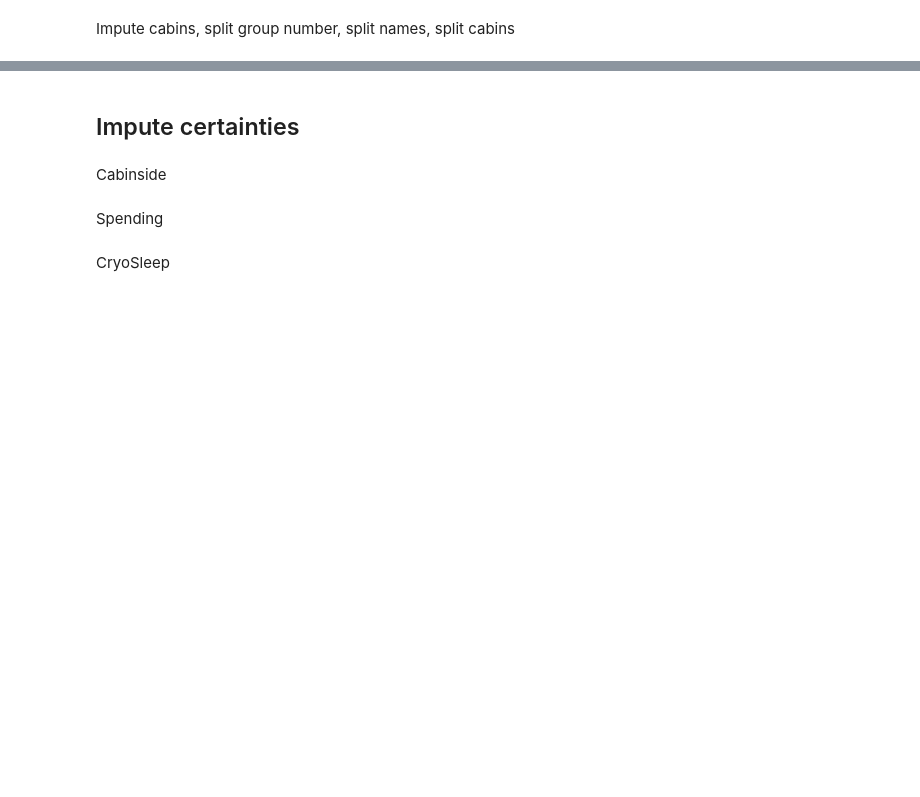
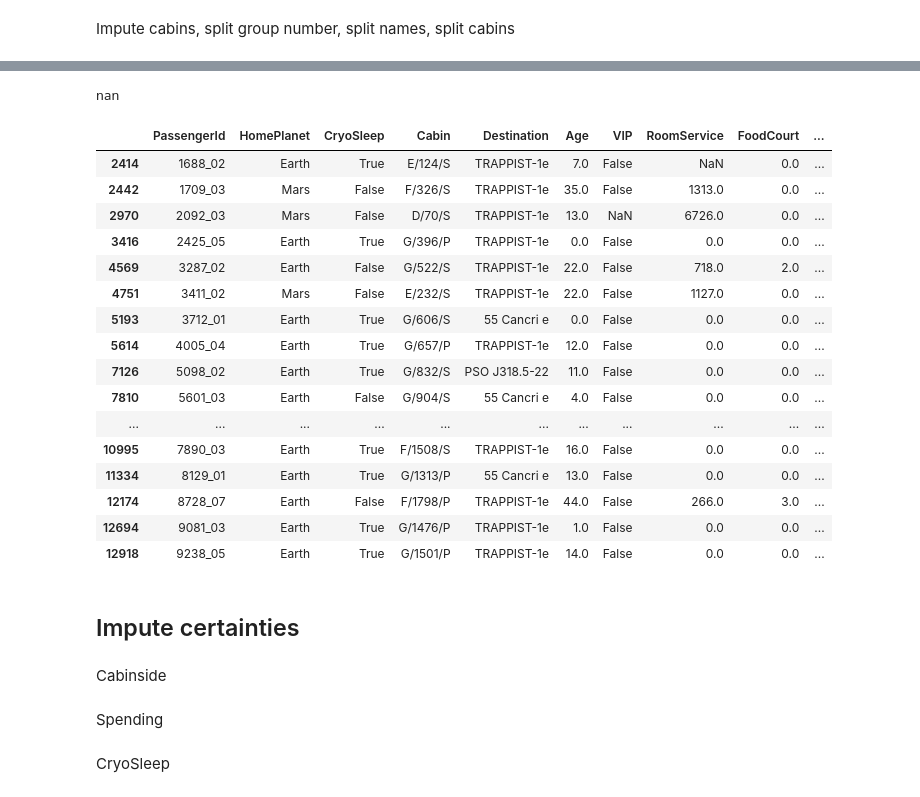
Before and after one commit to jacobsultan/spacetitanic3, a Jupyter notebook: trials/near_final_data_prep3.ipynb, the cells around one changed output, grey strips where cells are left out. Drawn from its saved outputs; the diff is of its cells as text; code cells hidden in the pictures; blank space fills up the shorter version.

```diff
--- a/FINALtransferred/final_data_prep3.ipynb
+++ b/trials/near_final_data_prep3.ipynb
@@ -99,0 +80,2 @@ togeth = initial_splits(togeth)
+# %%
+togeth11 = togeth.copy()
@@ -100,14 +86,14 @@ togeth = initial_splits(togeth)
 # %%
-with open('C:/Users/jsult/Desktop/spacetitanic3/FINALtransferred/idtocabin2.pkl', 'rb') as fp:
-    idtocabin = pickle.load(fp)
+with open('C:/Users/jsult/Desktop/spacetitanic3/FINALtransferred/idtocabin22.pkl', 'rb') as fp:
+    idtocabin22 = pickle.load(fp)
 
 def cabinimpute(df):
     for i,row in df.iterrows():
+        if pd.isna(row.Cabin):
+            if row.PassengerId in idtocabin22:
+                df.at[i,'Cabin'] = idtocabin22[row.PassengerId]
+    return df
 
-        if pd.isna(row.Cabin):
-            if row.PassengerId in idtocabin:
-                df.at[i,'Cabin'] = idtocabin[row.PassengerId]
-    return togeth
 def split_cabin(df):
     df['CabinDeck'] = df['Cabin'].apply(lambda x: x.split("/" )[0] if pd.notna(x) else pd.NA)
     custom_order = ['A', 'B', 'C', 'D', 'E', 'F', 'G', 'T']
@@ -120,3 +106,5 @@ def imp_cabin_pre_splits(df):
     df = cabinimpute(df)
     df = split_cabin(df)
     return df
+
+togeth22 = imp_cabin_pre_splits(togeth22)
@@ -122,0 +119,26 @@ def imp_cabin_pre_splits(df):
+# %%
+with open('C:/Users/jsult/Desktop/spacetitanic3/FINALtransferred/idtocabin11.pkl', 'rb') as fp:
+    idtocabin11 = pickle.load(fp)
+
+def cabinimpute(df):
+    for i,row in df.iterrows():
+
+        if pd.isna(row.Cabin):
+            if row.PassengerId in idtocabin11:
+                df.at[i,'Cabin'] = idtocabin11[row.PassengerId]
+    return df
+
+def split_cabin(df):
+    df['CabinDeck'] = df['Cabin'].apply(lambda x: x.split("/" )[0] if pd.notna(x) else pd.NA)
+    custom_order = ['A', 'B', 'C', 'D', 'E', 'F', 'G', 'T']
+    df['CabinDeck'] = pd.Categorical(df['CabinDeck'], categories=custom_order, ordered=True)
+    df['CabinSide'] = df['Cabin'].apply(lambda x: x.split("/")[2] if pd.notna(x) else pd.NA)
+    df['CabinNum'] = df['Cabin'].apply(lambda x: int(x.split("/")[1]) if pd.notna(x) else pd.NA)
+    return df
+
+def imp_cabin_pre_splits(df):
+    df = cabinimpute(df)
+    df = split_cabin(df)
+    return df
+
+togeth11 = imp_cabin_pre_splits(togeth11)
@@ -165,3 +211,27 @@ dtype: int64
+# %%
+togeth22.iloc[2414].Cabin
+# %% [output]
+nan
+# %%
+togeth11[(togeth11.Cabin != togeth22.Cabin)].dropna(subset = 'Cabin')
+# %% [output]
+|  | PassengerId | HomePlanet | CryoSleep | Cabin | Destination | Age | VIP | RoomService | FoodCourt | ... |
+| 2414 | 1688_02 | Earth | True | E/124/S | TRAPPIST-1e | 7.0 | False | NaN | 0.0 | ... |
+| 2442 | 1709_03 | Mars | False | F/326/S | TRAPPIST-1e | 35.0 | False | 1313.0 | 0.0 | ... |
+| 2970 | 2092_03 | Mars | False | D/70/S | TRAPPIST-1e | 13.0 | NaN | 6726.0 | 0.0 | ... |
+| 3416 | 2425_05 | Earth | True | G/396/P | TRAPPIST-1e | 0.0 | False | 0.0 | 0.0 | ... |
+| 4569 | 3287_02 | Earth | False | G/522/S | TRAPPIST-1e | 22.0 | False | 718.0 | 2.0 | ... |
+| 4751 | 3411_02 | Mars | False | E/232/S | TRAPPIST-1e | 22.0 | False | 1127.0 | 0.0 | ... |
+| 5193 | 3712_01 | Earth | True | G/606/S | 55 Cancri e | 0.0 | False | 0.0 | 0.0 | ... |
+| 5614 | 4005_04 | Earth | True | G/657/P | TRAPPIST-1e | 12.0 | False | 0.0 | 0.0 | ... |
+| 7126 | 5098_02 | Earth | True | G/832/S | PSO J318.5-22 | 11.0 | False | 0.0 | 0.0 | ... |
+| 7810 | 5601_03 | Earth | False | G/904/S | 55 Cancri e | 4.0 | False | 0.0 | 0.0 | ... |
+| ... | ... | ... | ... | ... | ... | ... | ... | ... | ... | ... |
+| 10995 | 7890_03 | Earth | True | F/1508/S | TRAPPIST-1e | 16.0 | False | 0.0 | 0.0 | ... |
+| 11334 | 8129_01 | Earth | True | G/1313/P | 55 Cancri e | 13.0 | False | 0.0 | 0.0 | ... |
+| 12174 | 8728_07 | Earth | False | F/1798/P | TRAPPIST-1e | 44.0 | False | 266.0 | 3.0 | ... |
+| 12694 | 9081_03 | Earth | True | G/1476/P | TRAPPIST-1e | 1.0 | False | 0.0 | 0.0 | ... |
+| 12918 | 9238_05 | Earth | True | G/1501/P | TRAPPIST-1e | 14.0 | False | 0.0 | 0.0 | ... |
 # %% [markdown]
 ## Impute certainties
 # %% [markdown]
```
Also changed, not shown: parts of 14 cells of this notebook, 9 other files.
